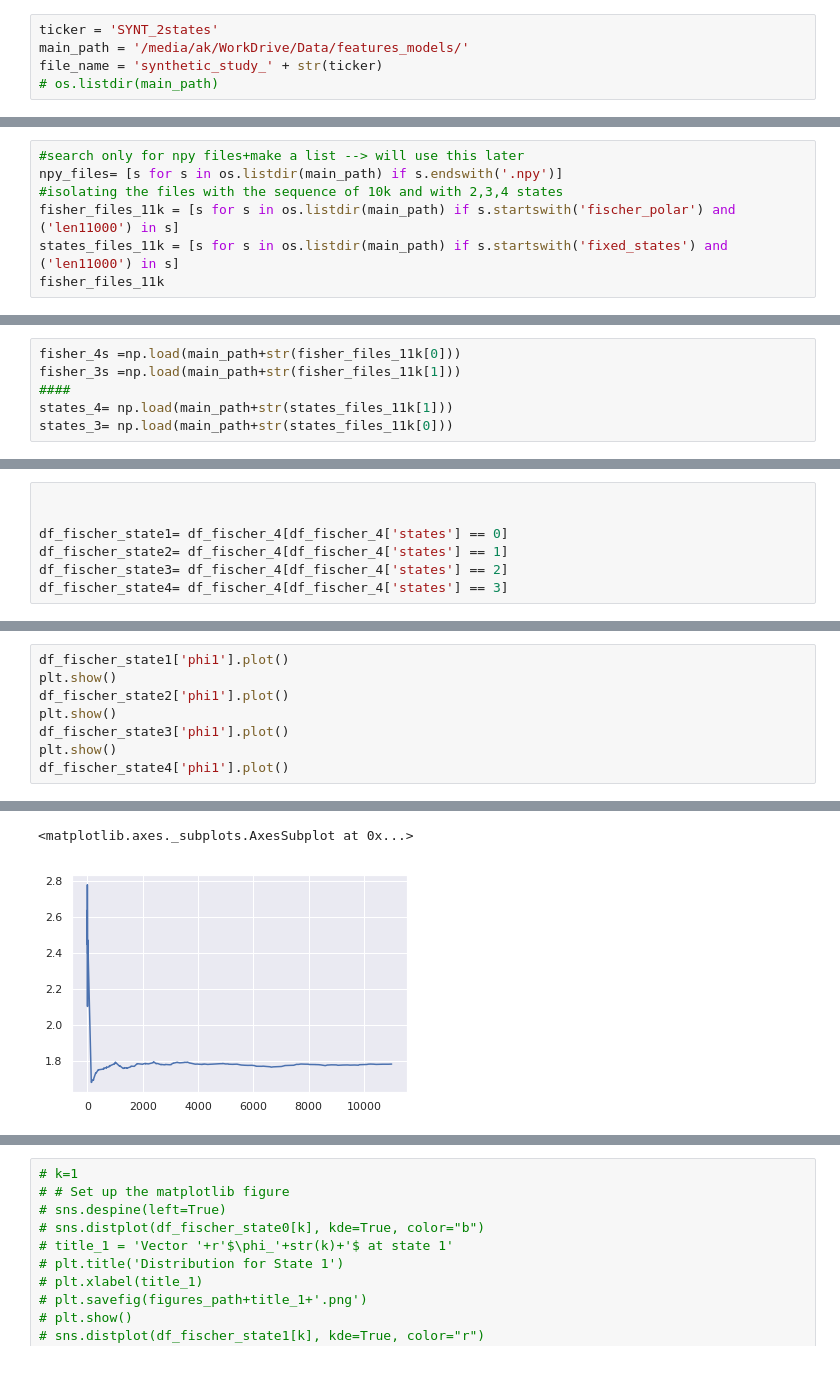
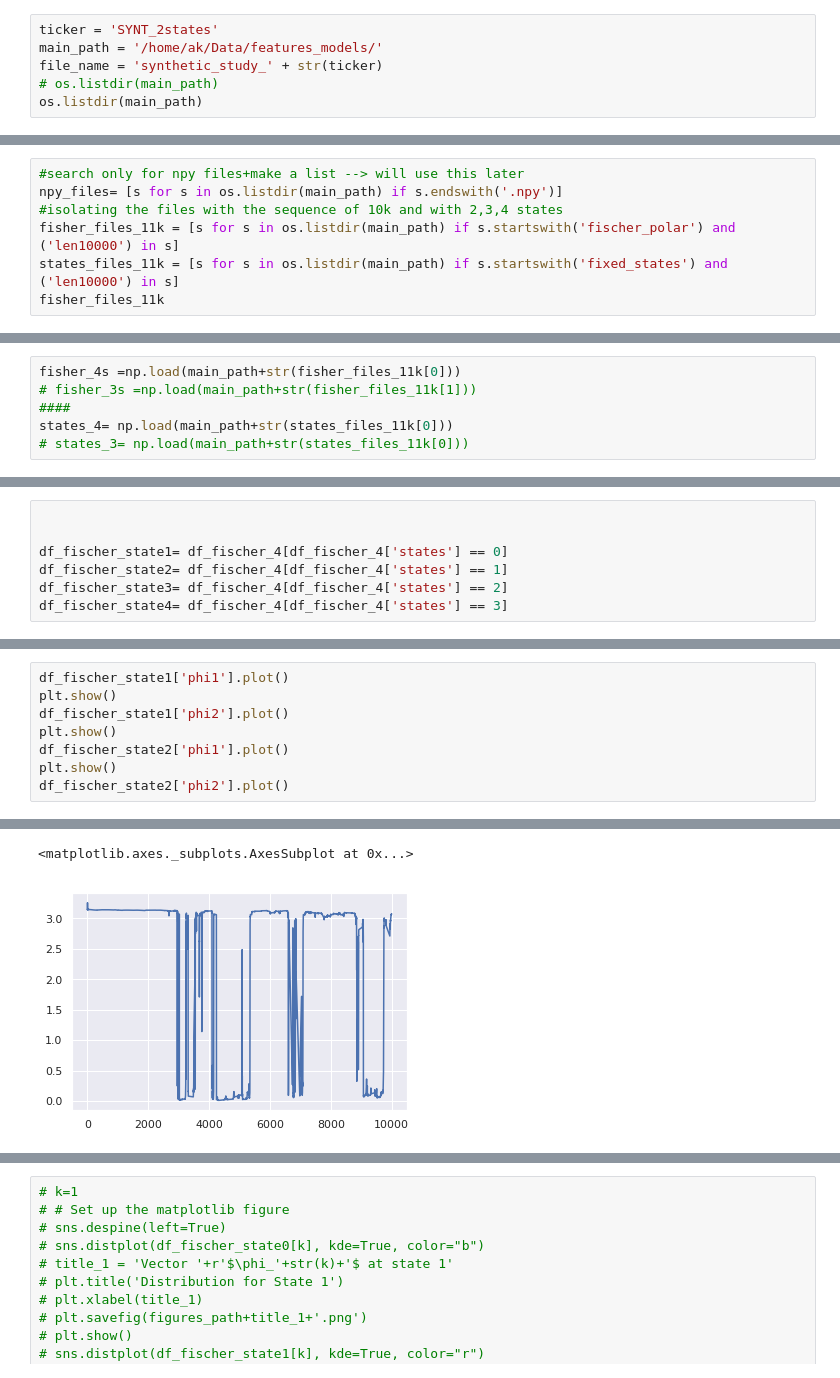
Before and after one commit to andreas-koukorinis/PaperCode, a Jupyter notebook: aknotebooks/analysing the fisher score.ipynb, the cells around one changed output, grey strips where cells are left out. Drawn from its saved outputs; the diff is of its cells as text.

```diff
--- a/aknotebooks/analysing the fisher score.ipynb
+++ b/aknotebooks/analysing the fisher score.ipynb
@@ -46,6 +46,7 @@ def plot_single_sequence_error(df, seq_no):
 ## Two states with skewed transition matrix favouring one state and static parameters that are sufficiently apart. We create state sequences of fixed length and for every fixed length sequence we generate M copies of observation data from the observation distribution.¶
 # %%
 ticker = 'SYNT_2states'
-main_path = '/media/ak/WorkDrive/Data/features_models/'
+main_path = '/home/ak/Data/features_models/'
 file_name = 'synthetic_study_' + str(ticker)
 # os.listdir(main_path)
+os.listdir(main_path)
@@ -53,7 +65,7 @@ file_name = 'synthetic_study_' + str(ticker)
 #search only for npy files+make a list --> will use this later
 npy_files= [s for s in os.listdir(main_path) if s.endswith('.npy')]
 #isolating the files with the sequence of 10k and with 2,3,4 states
-fisher_files_11k = [s for s in os.listdir(main_path) if s.startswith('fischer_polar') and ('len11000') in s]
-states_files_11k = [s for s in os.listdir(main_path) if s.startswith('fixed_states') and ('len11000') in s]
+fisher_files_11k = [s for s in os.listdir(main_path) if s.startswith('fischer_polar') and ('len10000') in s]
+states_files_11k = [s for s in os.listdir(main_path) if s.startswith('fixed_states') and ('len10000') in s]
 fisher_files_11k
 # %% [output]
@@ -65,9 +77,9 @@ states_files_11k
 # %%
 fisher_4s =np.load(main_path+str(fisher_files_11k[0]))
-fisher_3s =np.load(main_path+str(fisher_files_11k[1]))
+# fisher_3s =np.load(main_path+str(fisher_files_11k[1]))
 ####
-states_4= np.load(main_path+str(states_files_11k[1]))
-states_3= np.load(main_path+str(states_files_11k[0]))
+states_4= np.load(main_path+str(states_files_11k[0]))
+# states_3= np.load(main_path+str(states_files_11k[0]))
 # %%
 j=0
 i=0
@@ -115,9 +127,9 @@ sns.scatterplot(x="phi1", y="phi2", hue="states",style="states",data=df_fischer_
 # %%
 df_fischer_state1['phi1'].plot()
 plt.show()
+df_fischer_state1['phi2'].plot()
+plt.show()
 df_fischer_state2['phi1'].plot()
 plt.show()
-df_fischer_state3['phi1'].plot()
-plt.show()
-df_fischer_state4['phi1'].plot()
+df_fischer_state2['phi2'].plot()
 # %% [output]
@@ -127,5 +139,5 @@ df_fischer_state4['phi1'].plot()
 <matplotlib.axes._subplots.AxesSubplot at 0x...>
-[figure, old version]
+[figure, new version]
 # %%
 sns.set()
 # sns.set_context("notebook", font_scale=1.1)
```
Also changed, not shown: parts of 17 cells of this notebook, 8 other files.
